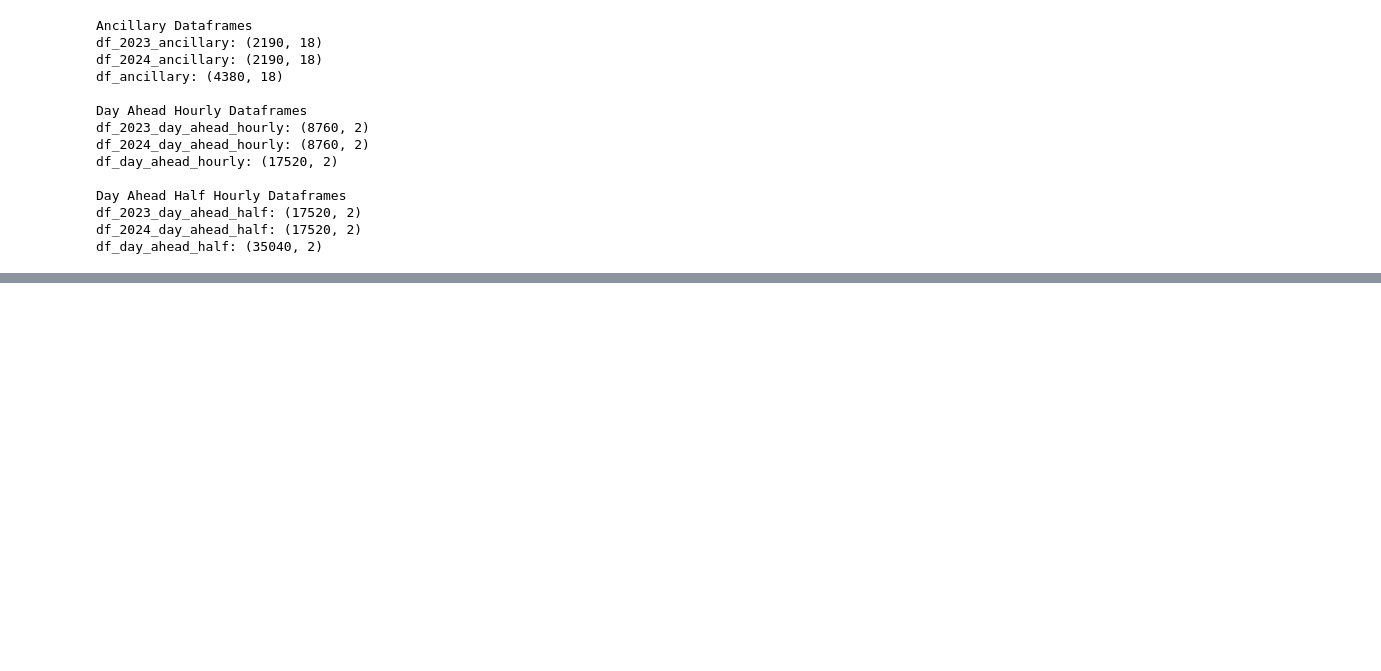
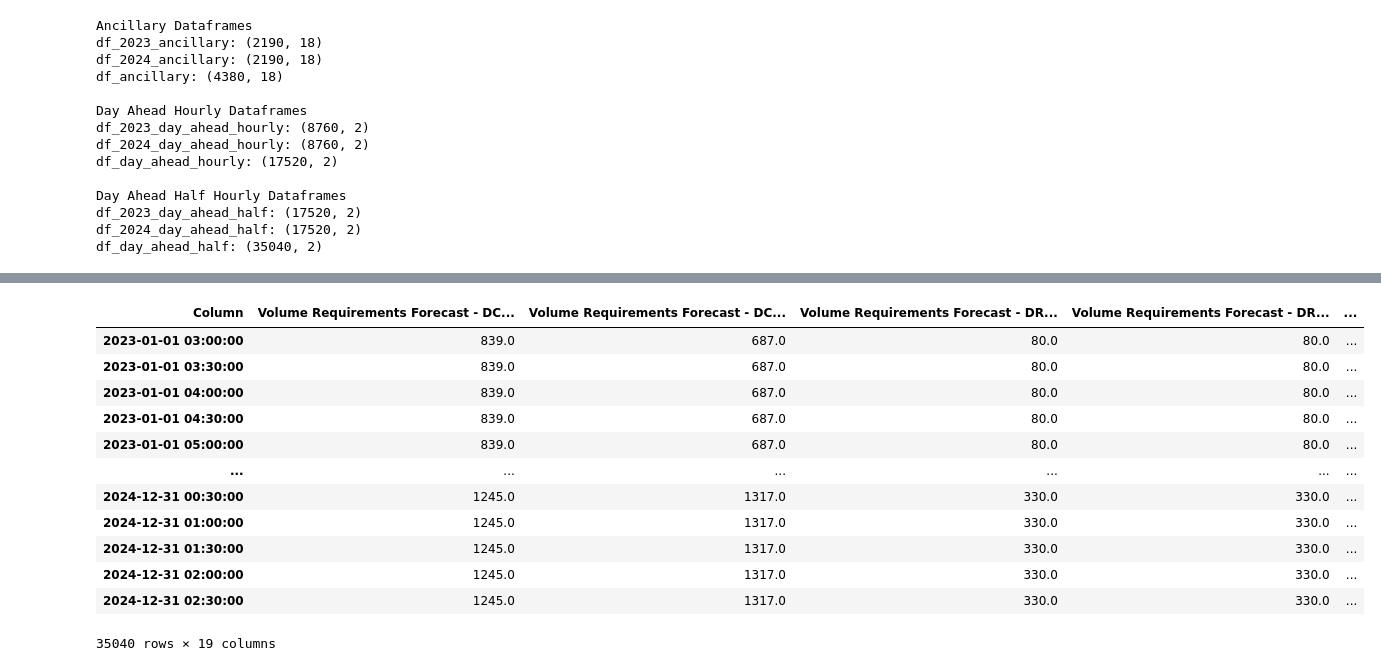
Before and after one commit to Nomercyme/energy_hackathon, a Jupyter notebook: main.ipynb, the cells around one changed output, grey strips where cells are left out. Drawn from its saved outputs; the diff is of its cells as text; code cells hidden in the pictures; blank space fills up the shorter version.

```diff
--- a/main.ipynb
+++ b/main.ipynb
@@ -8,23 +11,23 @@ from helper.eda import visualize_data
 # load datasets, set index and parse index as datetime
 
 # 2023
-df_2023_ancillary = pd.read_csv('data/2023/Ancillary Volumes & Prices (4H).csv', parse_dates=True, sep=',', index_col=0, nrows=365*6)
+df_2023_ancillary = pd.read_csv('data/raw/2023/Ancillary Volumes & Prices (4H).csv', parse_dates=True, sep=',', index_col=0, nrows=365*6)
 df_2023_ancillary.index = pd.to_datetime(df_2023_ancillary.index, dayfirst=True)
 
-df_2023_day_ahead_hourly = pd.read_csv('data/2023/Day-Ahead Price (1H).csv', parse_dates=True, sep=',', index_col=0, nrows=365*24)
+df_2023_day_ahead_hourly = pd.read_csv('data/raw/2023/Day-Ahead Price (1H).csv', parse_dates=True, sep=',', index_col=0, nrows=365*24)
 df_2023_day_ahead_hourly.index = pd.to_datetime(df_2023_day_ahead_hourly.index, dayfirst=True)
 
-df_2023_day_ahead_half = pd.read_csv('data/2023/Prices & Forecasts (HH).csv', parse_dates=True, sep=',', index_col=0, nrows=365*24*2)
+df_2023_day_ahead_half = pd.read_csv('data/raw/2023/Prices & Forecasts (HH).csv', parse_dates=True, sep=',', index_col=0, nrows=365*24*2)
 df_2023_day_ahead_half.index = pd.to_datetime(df_2023_day_ahead_half.index, dayfirst=True)
 
 # 2024
-df_2024_ancillary = pd.read_csv('data/2024/Ancillary Volumes & Prices (4H).csv', parse_dates=True, sep=',', index_col=0, nrows=365*6)
+df_2024_ancillary = pd.read_csv('data/raw/2024/Ancillary Volumes & Prices (4H).csv', parse_dates=True, sep=',', index_col=0, nrows=365*6)
 df_2024_ancillary.index = pd.to_datetime(df_2024_ancillary.index, dayfirst=True)
 
-df_2024_day_ahead_hourly = pd.read_csv('data/2024/Day-Ahead Price (1H).csv', parse_dates=True, sep=',', index_col=0, nrows=365*24)
+df_2024_day_ahead_hourly = pd.read_csv('data/raw/2024/Day-Ahead Price (1H).csv', parse_dates=True, sep=',', index_col=0, nrows=365*24)
 df_2024_day_ahead_hourly.index = pd.to_datetime(df_2024_day_ahead_hourly.index, dayfirst=True)
 
-df_2024_day_ahead_half = pd.read_csv('data/2024/Prices & Forecasts (HH).csv', parse_dates=True, sep=',', index_col=0, nrows=365*24*2)
+df_2024_day_ahead_half = pd.read_csv('data/raw/2024/Prices & Forecasts (HH).csv', parse_dates=True, sep=',', index_col=0, nrows=365*24*2)
 df_2024_day_ahead_half.index = pd.to_datetime(df_2024_day_ahead_half.index, dayfirst=True); df_2024_day_ahead_half
 # %% [output]
 |  | National Demand Forecast (NDF) - ... | Day Ahead Price (EPEX half-hourly... |
@@ -109,0 +191,23 @@ visualize_data(df_ancillary, start_date='2023-10-01 01:00', end_date='2023-10-10
+# %%
+df_ancillary_30 = pd.DataFrame(np.repeat(df_ancillary.values, repeats=8, axis=0), columns=df_ancillary.columns)
+# Create the is_original column
+is_original = np.tile([1] + [0]*7, len(df_ancillary))
+df_ancillary_30['is_original'] = is_original
+periods = 2*365*6*8 # 2 years of 4 hour daily blocks (6/day) with two 30min timeslots per hour
+df_ancillary_30.index = pd.date_range(start='2023-01-01 03:00', periods=periods, freq='30min') # end='2024-12-31 02:30', 30mins before new year new timeslot
+df_ancillary_30.value_counts('is_original')
+df_ancillary_30
+# %% [output]
+| Column | Volume Requirements Forecast - DC... | Volume Requirements Forecast - DC... | Volume Requirements Forecast - DR... | Volume Requirements Forecast - DR... | ... |
+| 2023-01-01 03:00:00 | 839.0 | 687.0 | 80.0 | 80.0 | ... |
+| 2023-01-01 03:30:00 | 839.0 | 687.0 | 80.0 | 80.0 | ... |
+| 2023-01-01 04:00:00 | 839.0 | 687.0 | 80.0 | 80.0 | ... |
+| 2023-01-01 04:30:00 | 839.0 | 687.0 | 80.0 | 80.0 | ... |
+| 2023-01-01 05:00:00 | 839.0 | 687.0 | 80.0 | 80.0 | ... |
+| ... | ... | ... | ... | ... | ... |
+| 2024-12-31 00:30:00 | 1245.0 | 1317.0 | 330.0 | 330.0 | ... |
+| 2024-12-31 01:00:00 | 1245.0 | 1317.0 | 330.0 | 330.0 | ... |
+| 2024-12-31 01:30:00 | 1245.0 | 1317.0 | 330.0 | 330.0 | ... |
+| 2024-12-31 02:00:00 | 1245.0 | 1317.0 | 330.0 | 330.0 | ... |
+| 2024-12-31 02:30:00 | 1245.0 | 1317.0 | 330.0 | 330.0 | ... |
+35040 rows × 19 columns
```
Also changed, not shown: parts of 19 cells of this notebook, 7 other files.
